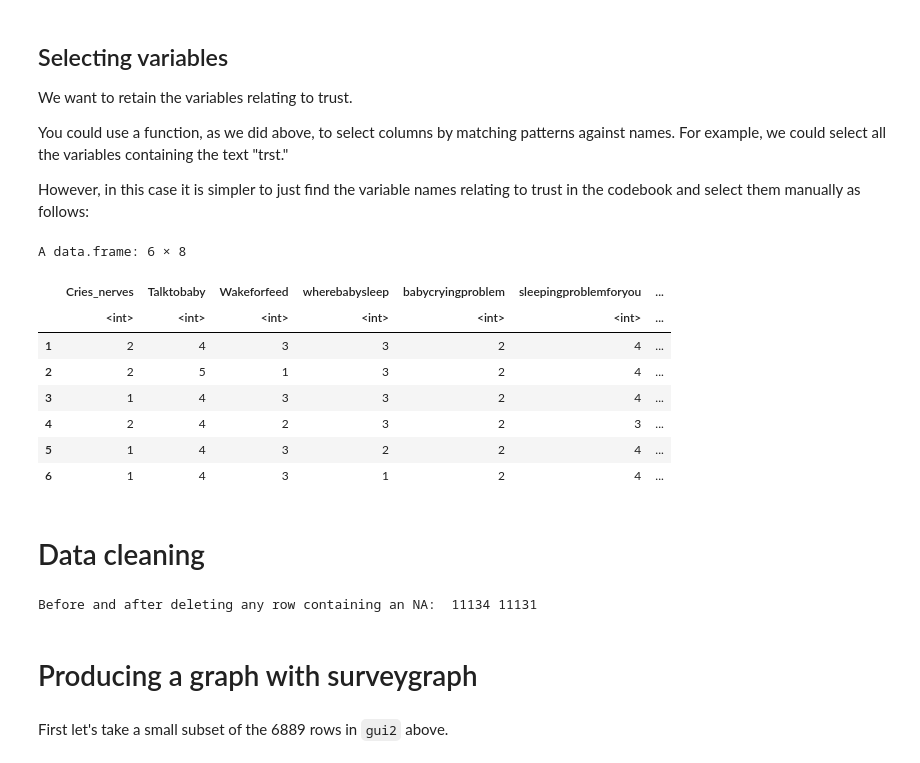
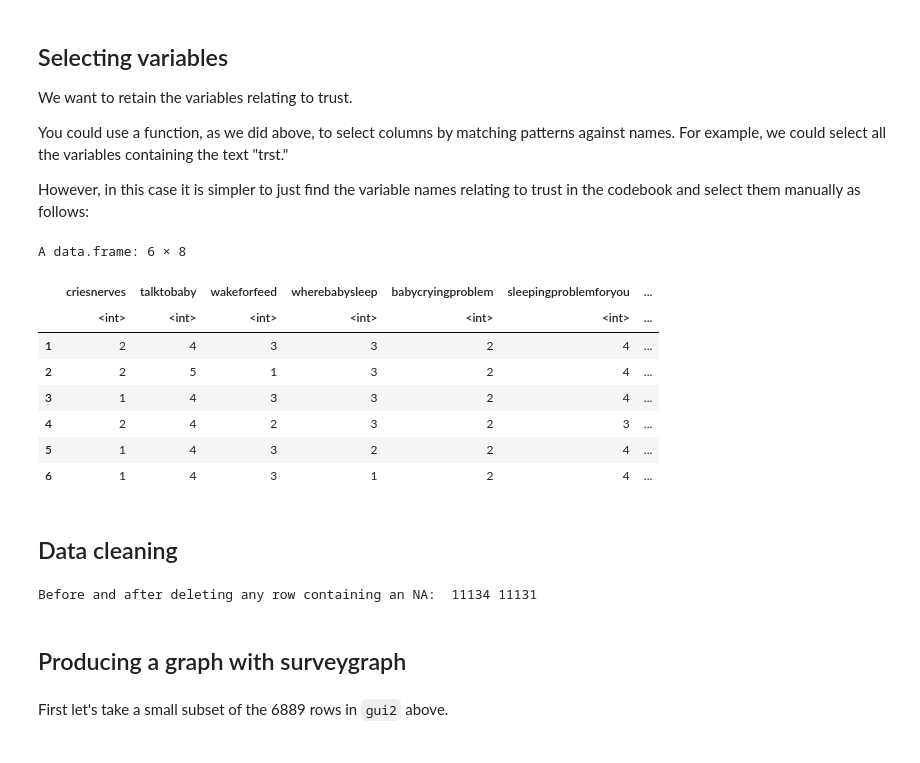
Before and after one commit to surveygraph/surveygraph-tutorials, a Jupyter notebook: surveygraph-demo-gui.ipynb, the cells around one changed output. Cells and saved outputs as stored; diff of their text form; code cells hidden in the pictures.

```diff
--- a/surveygraph-demo-gui.ipynb
+++ b/surveygraph-demo-gui.ipynb
@@ -13,20 +15,20 @@ You could use a function, as we did above, to select columns by matching pattern
 However, in this case it is simpler to just find the variable names relating to trust in the codebook and select them manually as follows:
 # %%
 gui1 <- gui[,c(
-    "Cries_nerves",
-    "Talktobaby",
-    "Wakeforfeed",
+    "criesnerves",
+    "talktobaby",
+    "wakeforfeed",
     "wherebabysleep",
     "babycryingproblem",
     "sleepingproblemforyou",
     "siblings",
     "babyeverbreastfed"
 )]
 
 head(gui1)
 # %% [output]
 A data.frame: 6 × 8
-|  | Cries_nerves | Talktobaby | Wakeforfeed | wherebabysleep | babycryingproblem | sleepingproblemforyou | ... |
+|  | criesnerves | talktobaby | wakeforfeed | wherebabysleep | babycryingproblem | sleepingproblemforyou | ... |
 |  | <int> | <int> | <int> | <int> | <int> | <int> | ... |
 | 1 | 2 | 4 | 3 | 3 | 2 | 4 | ... |
 | 2 | 2 | 5 | 1 | 3 | 2 | 4 | ... |
@@ -35,7 +37,7 @@ A data.frame: 6 × 8
 | 5 | 1 | 4 | 3 | 2 | 2 | 4 | ... |
 | 6 | 1 | 4 | 3 | 1 | 2 | 4 | ... |
 # %% [markdown]
-# Data cleaning
+## Data cleaning
 # %%
 gui2 <- (na.omit(gui1))  # omitting any row containing an NA value
 
@@ -43,7 +45,7 @@ cat("Before and after deleting any row containing an NA: ", nrow(gui1), nrow(gui
 # %% [output]
 Before and after deleting any row containing an NA:  11134 11131
 # %% [markdown]
-# Producing a graph with surveygraph
+## Producing a graph with surveygraph
 # %%
 library("surveygraph")
 library("igraph")
```
Also changed, not shown: parts of 3 cells of this notebook, 1 other file.
